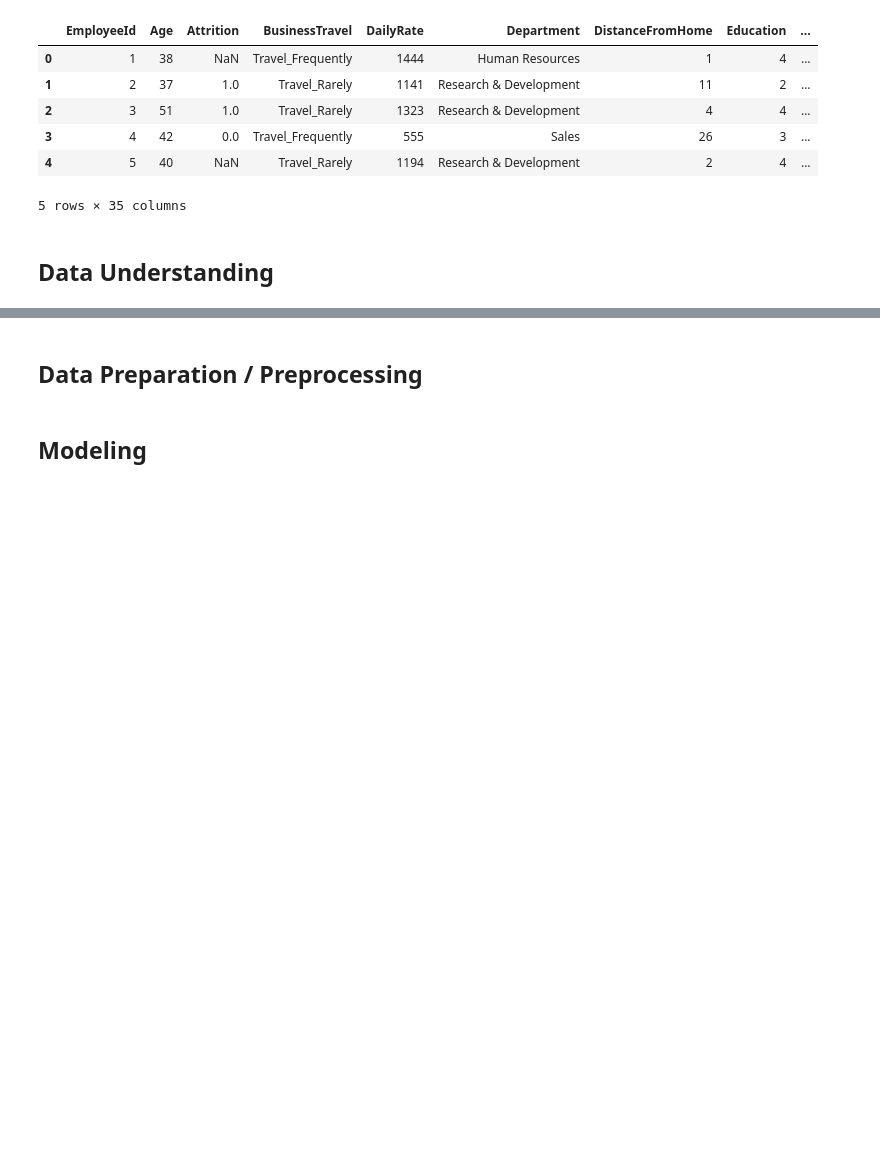
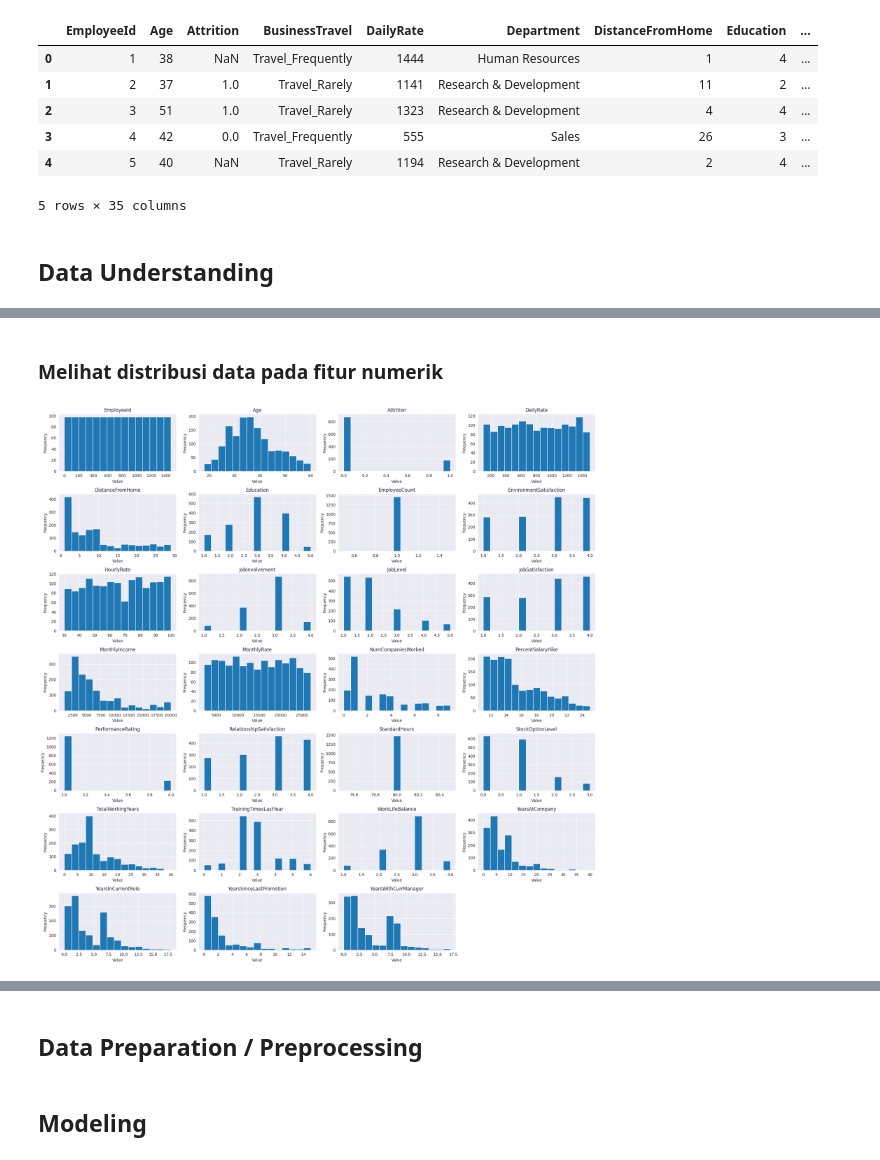
Before and after one commit to Refanz/human-resource-data-science, a Jupyter notebook: notebook.ipynb, the cells around one changed output, grey strips where cells are left out. Cells and saved outputs as stored; diff of their text form; code cells hidden in the pictures; blank space fills up the shorter version.

```diff
--- a/notebook.ipynb
+++ b/notebook.ipynb
@@ -33,0 +163,22 @@ employee_df.head(5)
+# %% [markdown]
+### Melihat distribusi data pada fitur numerik
+# %%
+numeric_features = employee_df.select_dtypes(include=[np.number]).columns
+
+fig, axes = plt.subplots(7, 4, figsize=(20, 20))
+
+axes = axes.flatten()
+
+for i, ax in enumerate(axes):
+    if i < len(numeric_features):
+        employee_df[numeric_features[i]].hist(ax=ax, bins=15)
+        ax.set_title(numeric_features[i])
+        ax.set_xlabel('Value')
+        ax.set_ylabel('Frequency')
+    else:
+        ax.axis('off')
+
+plt.tight_layout()
+plt.show()
+# %% [output]
+[figure, added]
```
Also changed, not shown: parts of 41 cells of this notebook, 2 other files.
